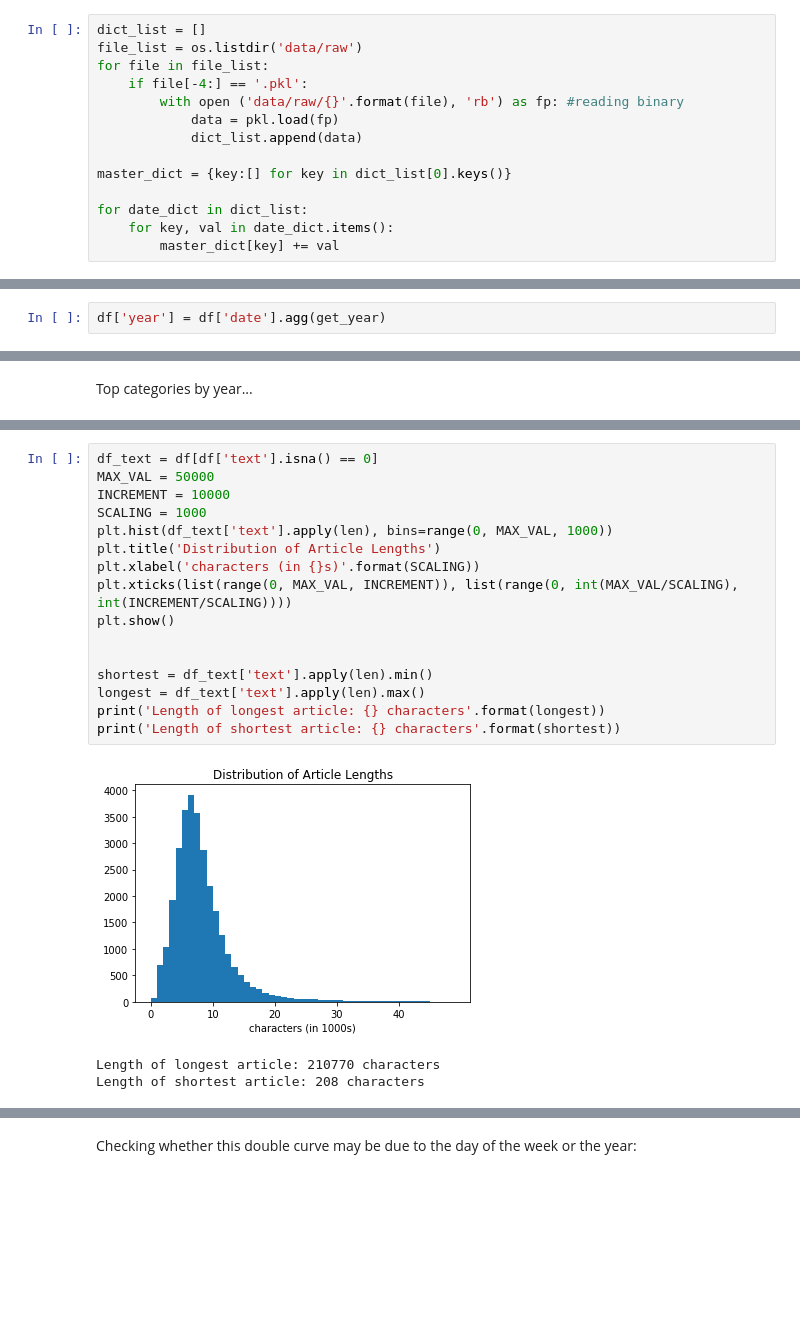
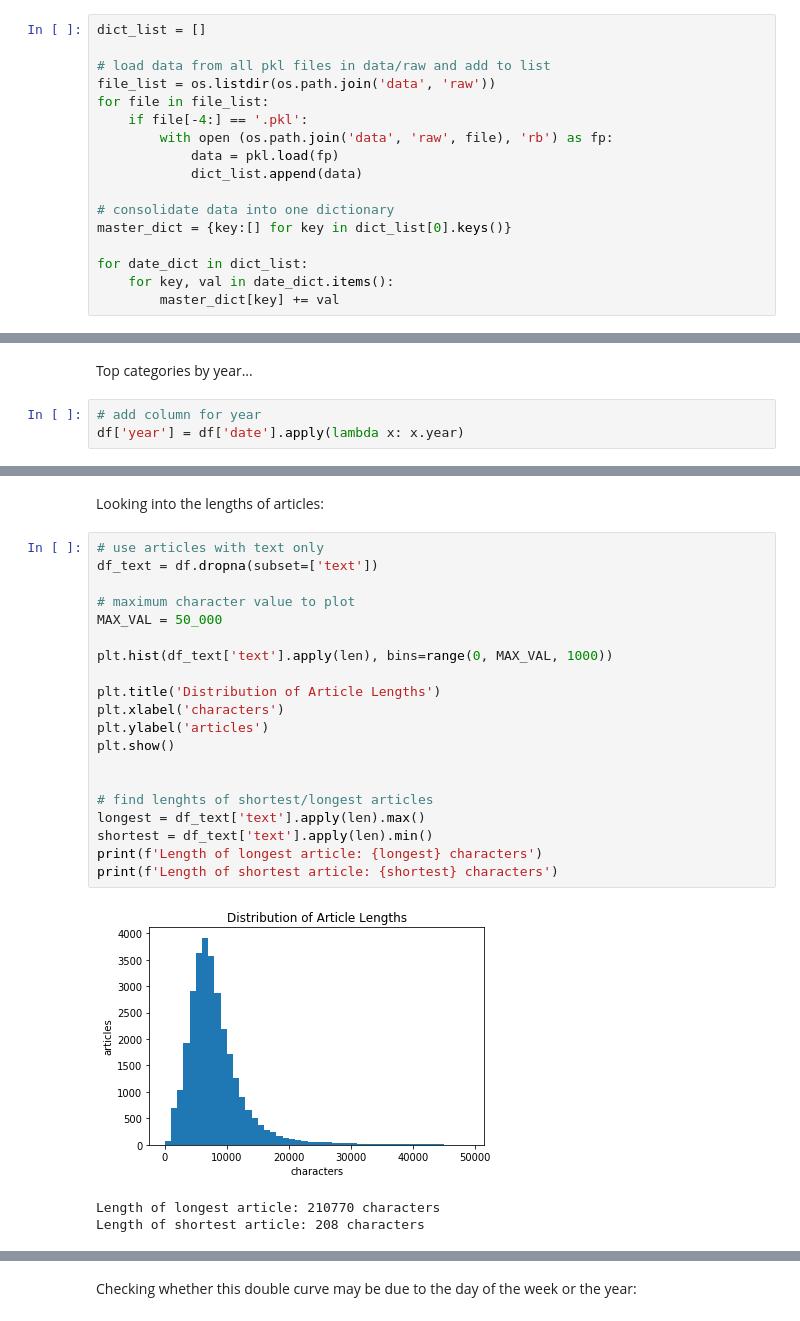
Before and after one commit to MNyikos/atlantic-analysis, a Jupyter notebook: 2.0_atlantic_eda_cleaning.ipynb, the cells around one changed output, grey strips where cells are left out. Drawn from its saved outputs; the diff is of its cells as text; blank space fills up the shorter version.

Commit message:
Update notebooks and add article recommender notebook

```diff
--- a/2.0_atlantic_eda_cleaning.ipynb
+++ b/2.0_atlantic_eda_cleaning.ipynb
@@ -47,12 +31,15 @@ Loading pkl files and creating a DataFrame
 # %%
 dict_list = []
-file_list = os.listdir('data/raw')
+
+# load data from all pkl files in data/raw and add to list
+file_list = os.listdir(os.path.join('data', 'raw'))
 for file in file_list:
     if file[-4:] == '.pkl':
-        with open ('data/raw/{}'.format(file), 'rb') as fp: #reading binary
+        with open (os.path.join('data', 'raw', file), 'rb') as fp:
             data = pkl.load(fp)
             dict_list.append(data)
 
+# consolidate data into one dictionary
 master_dict = {key:[] for key in dict_list[0].keys()}
 
 for date_dict in dict_list:
@@ -63,5 +50,3 @@ df = pd.DataFrame(master_dict)
 df.shape
 # %% [output]
 (29990, 9)
-# %%
-df['year'] = df['date'].agg(get_year)
@@ -136,4 +120,7 @@ plt.show()
 [figure]
 # %% [markdown]
 Top categories by year...
+# %%
+# add column for year
+df['year'] = df['date'].apply(lambda x: x.year)
 # %%
@@ -170,20 +166,26 @@ plt.show()
+# %% [markdown]
+Looking into the lengths of articles:
 # %%
-df_text = df[df['text'].isna() == 0]
-MAX_VAL = 50000
-INCREMENT = 10000
-SCALING = 1000
+# use articles with text only
+df_text = df.dropna(subset=['text'])
+
+# maximum character value to plot
+MAX_VAL = 50_000
+
 plt.hist(df_text['text'].apply(len), bins=range(0, MAX_VAL, 1000))
+
 plt.title('Distribution of Article Lengths')
-plt.xlabel('characters (in {}s)'.format(SCALING))
-plt.xticks(list(range(0, MAX_VAL, INCREMENT)), list(range(0, int(MAX_VAL/SCALING), int(INCREMENT/SCALING))))
+plt.xlabel('characters')
+plt.ylabel('articles')
 plt.show()
 
 
+# find lenghts of shortest/longest articles
+longest = df_text['text'].apply(len).max()
 shortest = df_text['text'].apply(len).min()
-longest = df_text['text'].apply(len).max()
-print('Length of longest article: {} characters'.format(longest))
-print('Length of shortest article: {} characters'.format(shortest))
+print(f'Length of longest article: {longest} characters')
+print(f'Length of shortest article: {shortest} characters')
 # %% [output]
-[figure, old version]
+[figure, new version]
 Length of longest article: 210770 characters
 Length of shortest article: 208 characters
```
Also changed, not shown: parts of 24 cells of this notebook, 3 other files.
